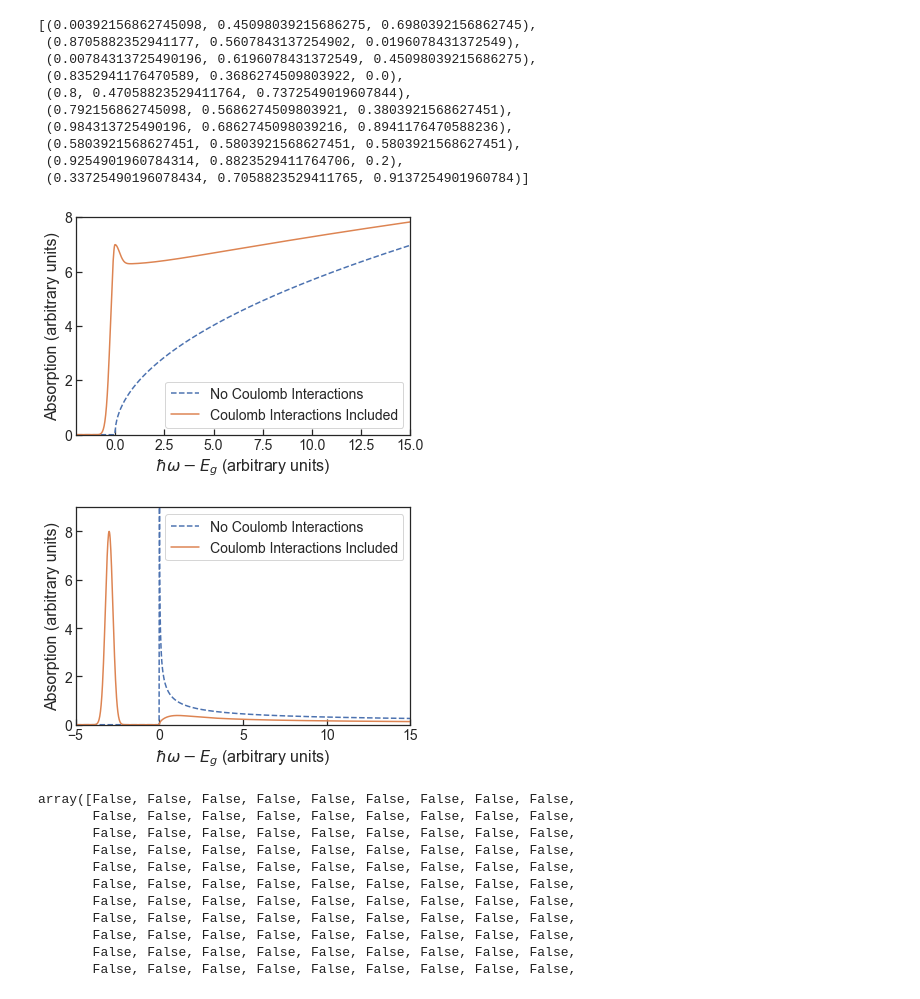
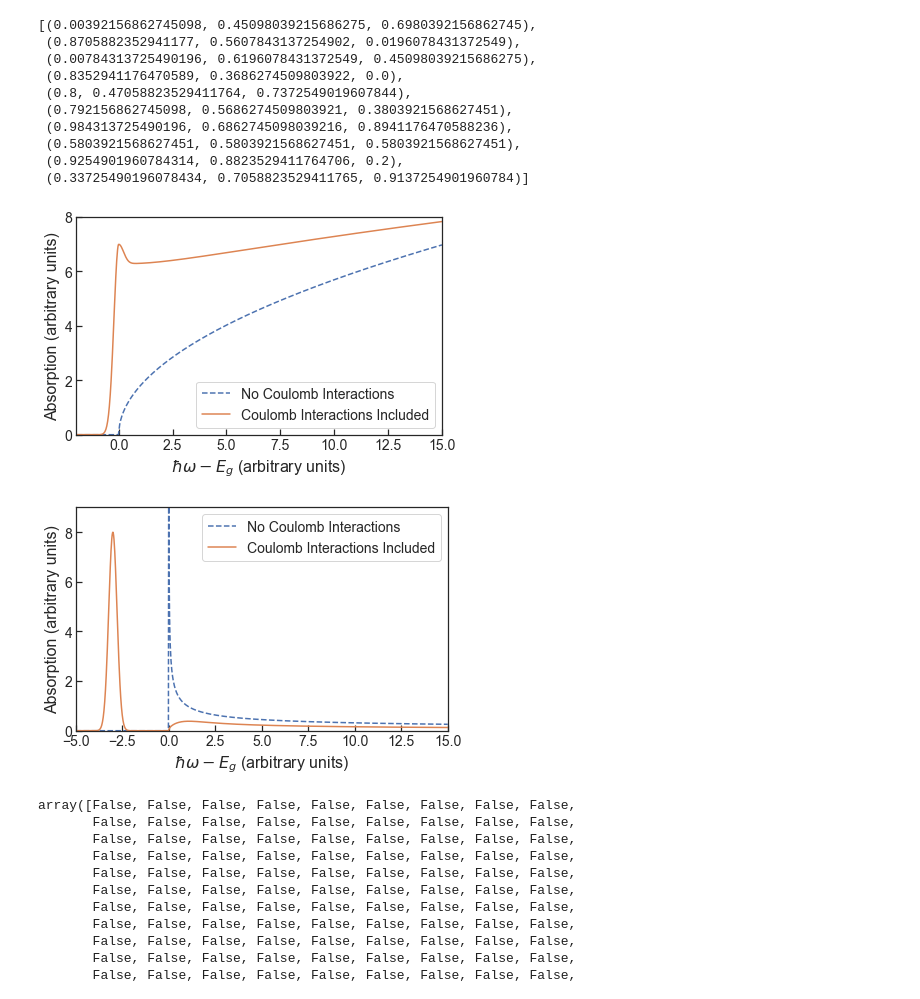
Before and after one commit to photon-collider/MSc-Thesis, a Jupyter notebook: images/chapter_optical_props/Sommerfeld_Plot/Sommerfled Enhancement Plot.ipynb, the cells around one changed output. Drawn from its saved outputs; the diff is of its cells as text; code cells hidden in the pictures.

```diff
--- a/images/chapter_optical_props/Sommerfeld_Plot/Sommerfled Enhancement Plot.ipynb
+++ b/images/chapter_optical_props/Sommerfeld_Plot/Sommerfled Enhancement Plot.ipynb
@@ -65,15 +65,16 @@ offset = np.linspace(-2, 15, 1000)
 # %%
 plt.plot(omega, 1.8*free_cont(omega), "--", label="No Coulomb Interactions")
 plt.plot(omega, free_cont(omega)*sommerfeld_enh(omega) + gauss_ul(omega, 7,0.71), label="Coulomb Interactions Included")
 plt.xlabel("$\hbar\omega - E_{g}$ (arbitrary units)")
 plt.ylabel("Absorption (arbitrary units)")
 plt.xlim([-2, 15])
 
 plt.ylim([0,8])
 plt.legend()
-plt.savefig("coulomb_enhancement_3d.pdf")
+plt.tight_layout()
+plt.savefig("coulomb_enhancement_3d.png", dpi=400, )
 # %% [output]
-[figure, old version]
+[figure, new version]
 # %%
 plt.plot(omega, free_cont_1d(omega), "--", label = "No Coulomb Interactions")
 plt.plot(omega, 0.5*free_cont_1d(omega)*sommerfeld_enh_1d(omega) + gauss_ul(omega+3, 8,8), label="Coulomb Interactions Included")
@@ -82,10 +83,10 @@ plt.ylabel("Absorption (arbitrary units)")
 plt.ylim([0,9])
 plt.xlim([-5, 15])
 plt.legend()
-
-plt.savefig("coulomb_enhancement_1d.pdf")
+plt.tight_layout()
+plt.savefig("coulomb_enhancement_1d.png", dpi=400)
 # %% [output]
-[figure, old version]
+[figure, new version]
 # %%
 omega > 0
 # %% [output]
```
Also changed, not shown: 20 other files.
